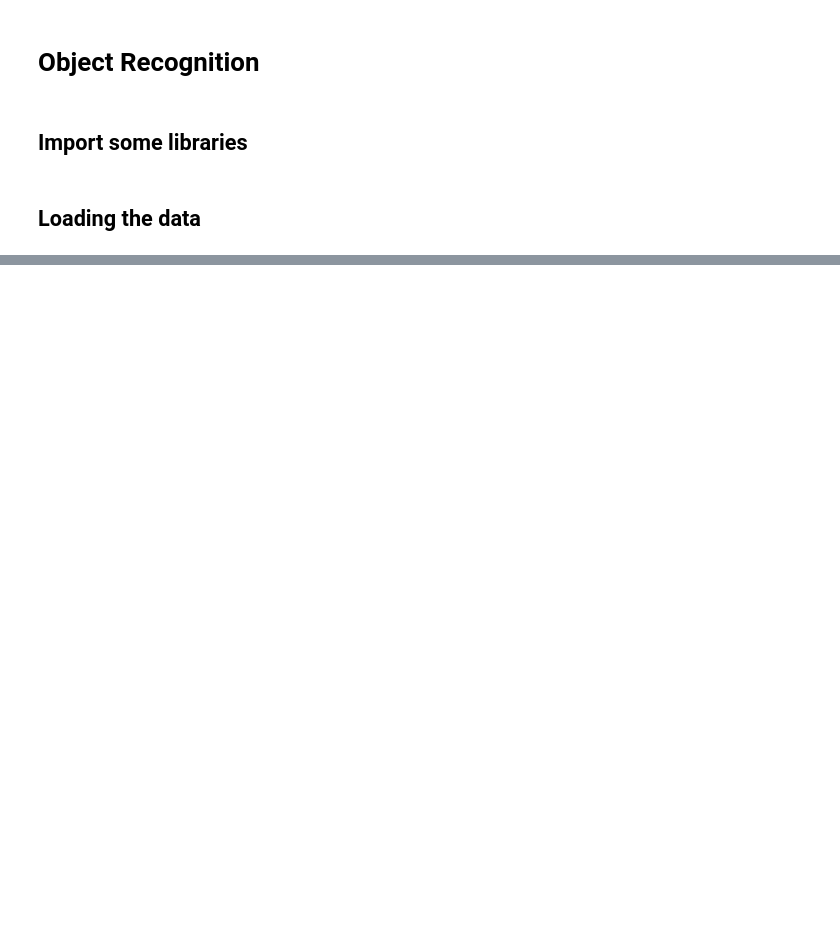
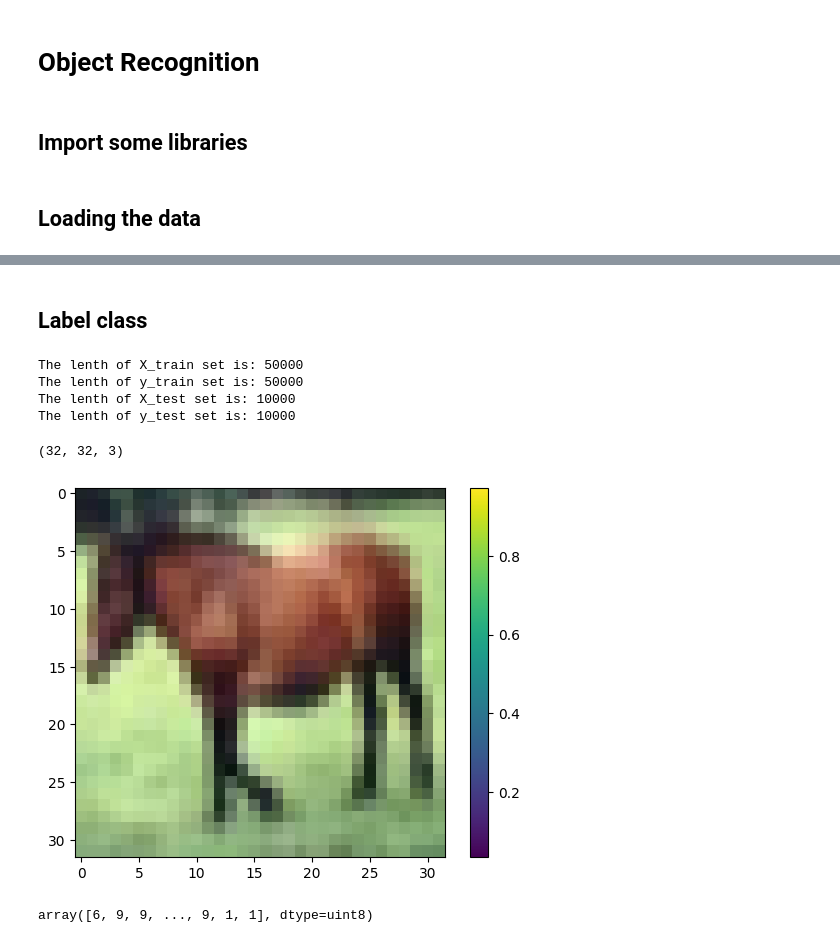
Before and after one commit to eniola-ajala/deep-learning-practice, a Jupyter notebook: obj_recognition.ipynb, the cells around one changed output, grey strips where cells are left out. Cells and saved outputs as stored; diff of their text form; code cells hidden in the pictures; blank space fills up the shorter version.

```diff
--- a/obj_recognition.ipynb
+++ b/obj_recognition.ipynb
@@ -12,5 +12,5 @@ import pandas as pd
 ## Loading the data
 # %%
 from tensorflow.keras.datasets.cifar10 import load_data
-(X_train, y_train)= load_data()
-test_data = pd.read_csv("https://raw.githubusercontent.com/dphi-official/Datasets/master/cifar_image_flattened_pixels.csv")
+(X_train, y_train), (X_test, y_test)= load_data()
+# test_data = pd.read_csv("https://raw.githubusercontent.com/dphi-official/Datasets/master/cifar_image_flattened_pixels.csv")
@@ -35,0 +67,5 @@ TypeError: Invalid shape (50000, 32, 32, 3) for image data
+# %%
+X_train = X_train / 255.0
+X_test = X_test / 255.0
+# %% [markdown]
+## Label class
@@ -35,0 +86,22 @@ TypeError: Invalid shape (50000, 32, 32, 3) for image data
+# %%
+print("The lenth of X_train set is:", len(X_train))
+print("The lenth of y_train set is:", len(y_train))
+print("The lenth of X_test set is:", len(X_test))
+print("The lenth of y_test set is:", len(y_test))
+# %% [output]
+The lenth of X_train set is: 50000
+The lenth of y_train set is: 50000
+The lenth of X_test set is: 10000
+The lenth of y_test set is: 10000
+# %%
+print(X_train[67].shape)
+# %% [output]
+(32, 32, 3)
+# %%
+plt.figure()
+plt.imshow(X_train[7])
+plt.colorbar()
+plt.grid( False)
+plt.show()
+# %% [output]
+[figure, added]
@@ -35,0 +128,5 @@ TypeError: Invalid shape (50000, 32, 32, 3) for image data
+# %%
+y_train = y_train.flatten()
+y_train
+# %% [output]
+array([6, 9, 9, ..., 9, 1, 1], dtype=uint8)
```
Also changed, not shown: parts of 23 cells of this notebook.
